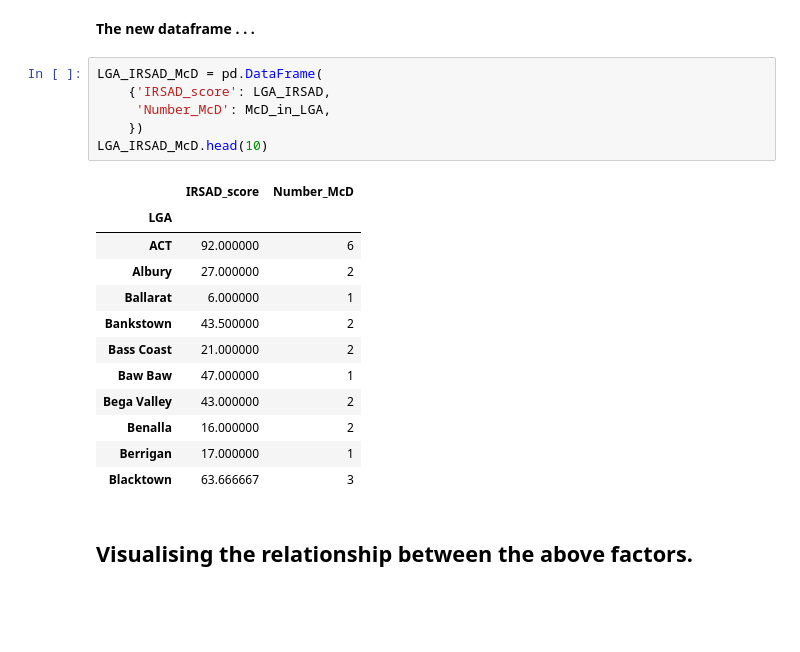
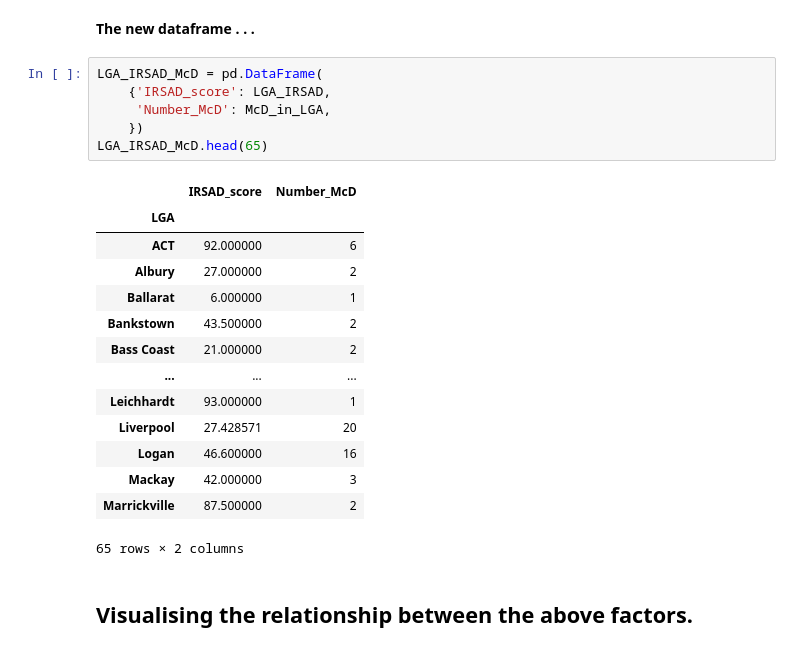
Before and after one commit to shumanp/MaccasAUS, a Jupyter notebook: MaccasAUS-v2.ipynb, the cells around one changed output. Drawn from its saved outputs; the diff is of its cells as text; blank space fills up the shorter version.

```diff
--- a/MaccasAUS-v2.ipynb
+++ b/MaccasAUS-v2.ipynb
@@ -312,22 +302,24 @@ plt.show()
 # %%
 LGA_IRSAD_McD = pd.DataFrame(
     {'IRSAD_score': LGA_IRSAD,
      'Number_McD': McD_in_LGA,
     })
-LGA_IRSAD_McD.head(10)
+LGA_IRSAD_McD.head(65)
 # %% [output]
 |  | IRSAD_score | Number_McD |
 | LGA |  |  |
 | ACT | 92.000000 | 6 |
 | Albury | 27.000000 | 2 |
 | Ballarat | 6.000000 | 1 |
 | Bankstown | 43.500000 | 2 |
 | Bass Coast | 21.000000 | 2 |
-| Baw Baw | 47.000000 | 1 |
-| Bega Valley | 43.000000 | 2 |
-| Benalla | 16.000000 | 2 |
-| Berrigan | 17.000000 | 1 |
-| Blacktown | 63.666667 | 3 |
+| ... | ... | ... |
+| Leichhardt | 93.000000 | 1 |
+| Liverpool | 27.428571 | 20 |
+| Logan | 46.600000 | 16 |
+| Mackay | 42.000000 | 3 |
+| Marrickville | 87.500000 | 2 |
+65 rows × 2 columns
 # %% [markdown]
 ## Visualising the relationship between the above factors.
 # %%
```
Also changed, not shown: parts of 17 cells of this notebook.
